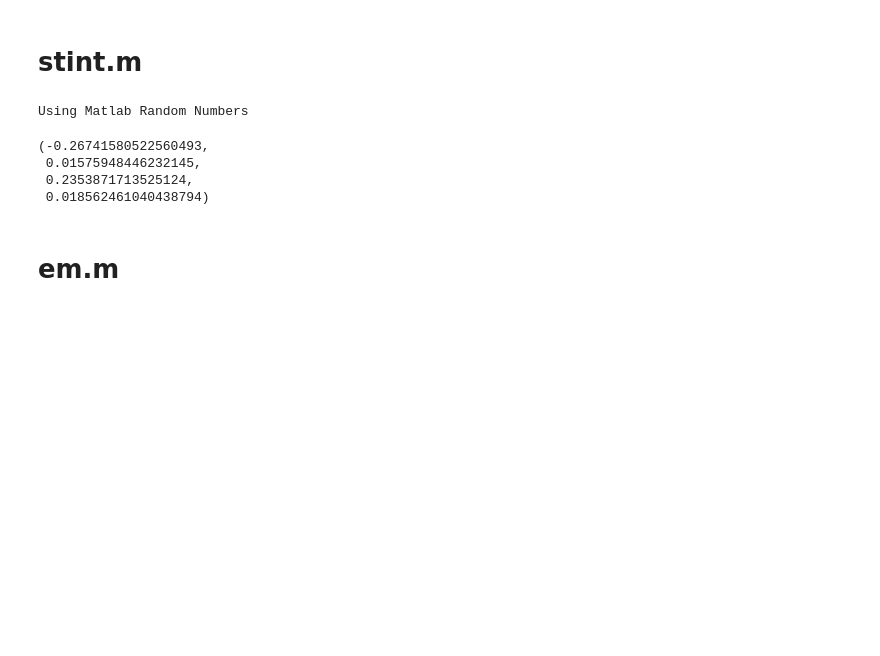
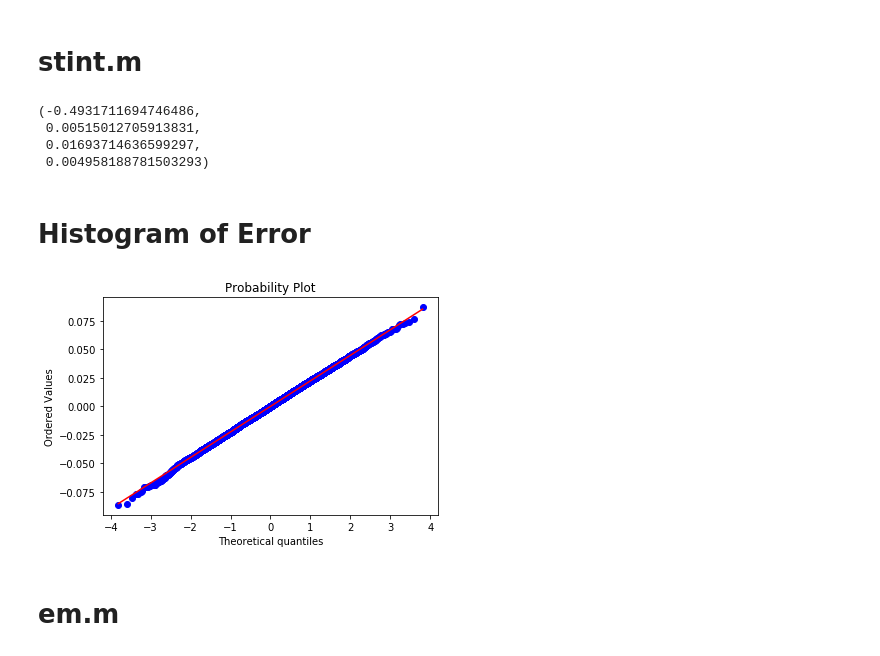
Before and after one commit to tao-yu/cox-ingersoll-ross, a Jupyter notebook: sim/Higham.ipynb, the cells around one changed output. Drawn from its saved outputs; the diff is of its cells as text; code cells hidden in the pictures; blank space fills up the shorter version.

```diff
--- a/sim/Higham.ipynb
+++ b/sim/Higham.ipynb
@@ -58,9 +59,10 @@ Using Matlab Random Numbers
 # %% [markdown]
 # stint.m
 # %%
-reset_seed()
+#reset_seed()
+
 T = 1
-N = 500
+N = 5000
 dt = T/N
 dW = np.sqrt(dt)*randn(N)
 dW = np.insert(dW, 0, 0)
@@ -73,11 +75,32 @@ strat = np.sum((0.5*(W[:-1]+W[1:]) + 0.5*np.sqrt(dt)*randn(N)) * dW[1:])
 straterr = np.abs(strat - 0.5*W[-1]**2)
 ito, itoerr, strat, straterr
 # %% [output]
-Using Matlab Random Numbers
+(-0.4931711694746486,
+ 0.00515012705913831,
+ 0.01693714636599297,
+ 0.004958188781503293)
-(-0.26741580522560493,
- 0.01575948446232145,
- 0.2353871713525124,
- 0.018562461040438794)
+# %% [markdown]
+# Histogram of Error
+# %%
+#reset_seed()
+err = np.zeros(10000)
+for i in range(10000):
+    T = 1
+    N = 1000
+    dt = T/N
+    dW = np.sqrt(dt)*randn(N)
+    dW = np.insert(dW, 0, 0)
+    W = np.cumsum(dW)
+
+    ito = np.sum(W[:-1]*dW[1:])
+    itoerr = (ito - 0.5*(W[-1]**2 - T))
+    err[i] = itoerr
+#plt.hist(err, bins=30)
+np.std(err)
+stats.probplot(err, dist="norm", plot=pylab)
+pylab.show()
+# %% [output]
+[figure, added]
 # %% [markdown]
 # em.m
 # %%
```
Also changed, not shown: parts of 10 cells of this notebook.
